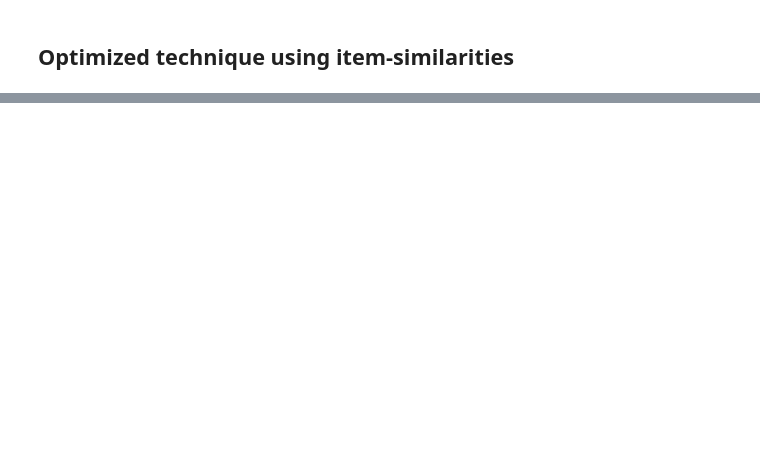
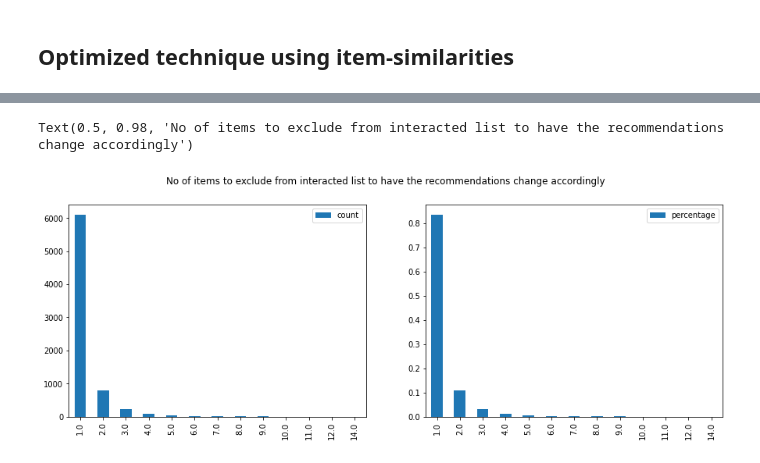
Before and after one commit to xuyou1999/CFExplainability, a Jupyter notebook: notebooks/brute_force_rec_expl.ipynb, the cells around one changed output, grey strips where cells are left out. Drawn from its saved outputs; the diff is of its cells as text; code cells hidden in the pictures; blank space fills up the shorter version.

```diff
--- a/notebooks/brute_force_rec_expl.ipynb
+++ b/notebooks/brute_force_rec_expl.ipynb
@@ -326,0 +373,29 @@ plt.hist(list(cnt.keys()), weights=list(cnt.values()), width=0.8)
+# %%
+from collections import Counter
+
+
+non_solvable_cases = []
+total_data = []
+for items in best_tot_loss_data:
+    for rec in items:
+        if rec is None: continue
+
+        if not rec.solution_found:
+            non_solvable_cases.append(rec.user_id)
+            continue
+
+        total_data.append(rec.proximity_loss)
+
+cnt = Counter(total_data)
+# %%
+fig, axs = plt.subplots(1,2, figsize=(15, 5))
+
+df = pd.DataFrame.from_dict(cnt, orient='index', columns=['count'])
+df['percentage'] = df/df.sum()
+df.sort_index().plot.bar(y='count', ax=axs[0])
+df.sort_index().plot.bar(y='percentage', ax=axs[1])
+
+plt.suptitle('No of items to exclude from interacted list to have the recommendations change accordingly')
+# %% [output]
+Text(0.5, 0.98, 'No of items to exclude from interacted list to have the recommendations change accordingly')
+[figure, added]
```
Also changed, not shown: parts of 20 cells of this notebook, 2 other files.
